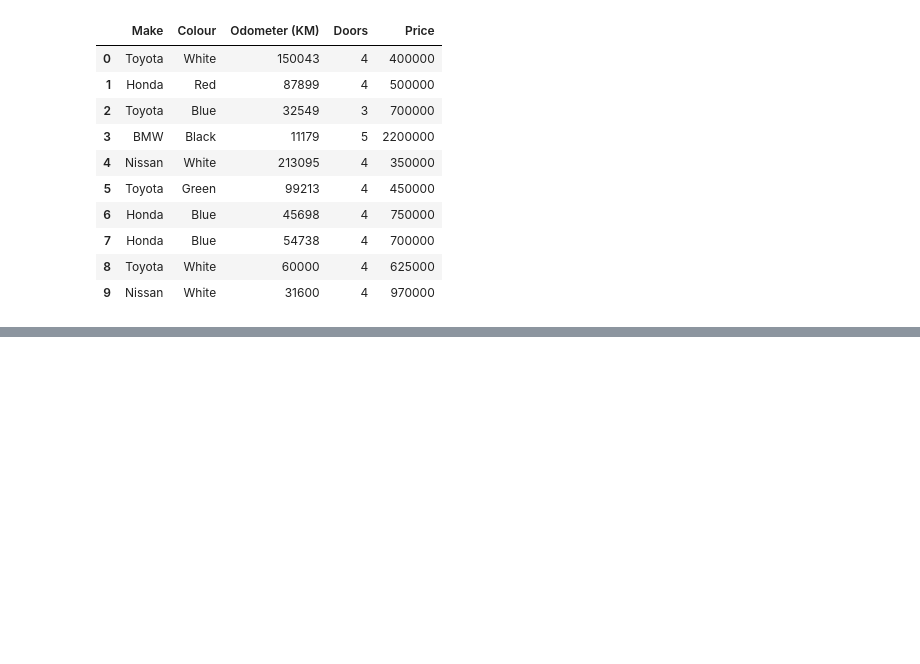
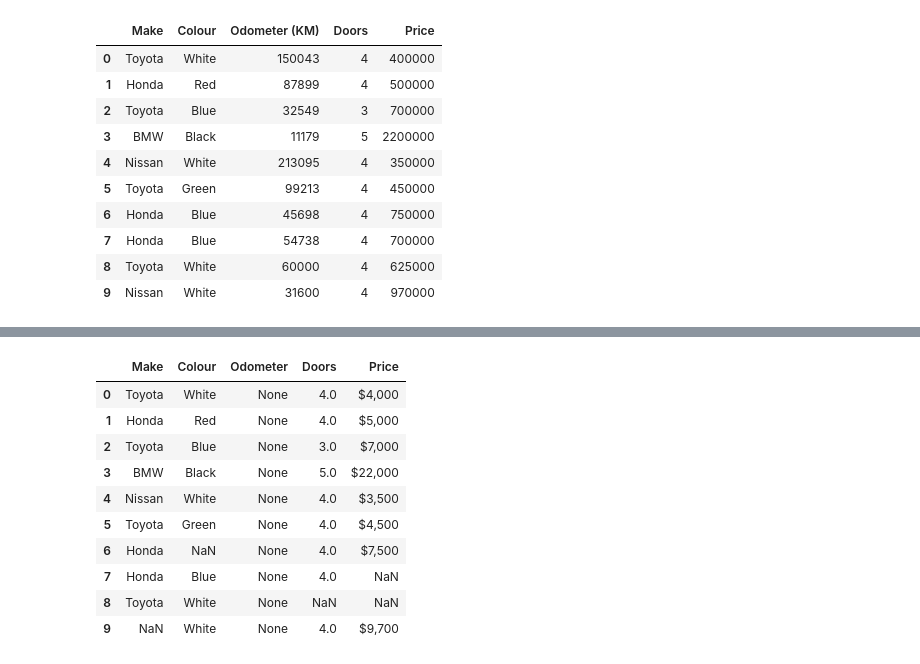
Before and after one commit to Axl11475581/Projects-Folder, a Jupyter notebook: Data Science & Machine Learning/Pandas/Introduction-to-pandas.ipynb, the cells around one changed output, grey strips where cells are left out. Cells and saved outputs as stored; diff of their text form; code cells hidden in the pictures; blank space fills up the shorter version.

```diff
--- a/Data Science & Machine Learning/Pandas/Introduction-to-pandas.ipynb
+++ b/Data Science & Machine Learning/Pandas/Introduction-to-pandas.ipynb
@@ -426,0 +474,17 @@ car_sales
+# %%
+car_sales_missing["Odometer"]=car_sales_missing["Odometer"].fillna(car_sales_missing["Odometer"].mean(),
+                                    inplace=True)
+# %%
+car_sales_missing
+# %% [output]
+|  | Make | Colour | Odometer | Doors | Price |
+| 0 | Toyota | White | None | 4.0 | $4,000 |
+| 1 | Honda | Red | None | 4.0 | $5,000 |
+| 2 | Toyota | Blue | None | 3.0 | $7,000 |
+| 3 | BMW | Black | None | 5.0 | $22,000 |
+| 4 | Nissan | White | None | 4.0 | $3,500 |
+| 5 | Toyota | Green | None | 4.0 | $4,500 |
+| 6 | Honda | NaN | None | 4.0 | $7,500 |
+| 7 | Honda | Blue | None | 4.0 | NaN |
+| 8 | Toyota | White | None | NaN | NaN |
+| 9 | NaN | White | None | 4.0 | $9,700 |
```
Also changed, not shown: parts of 13 cells of this notebook.
